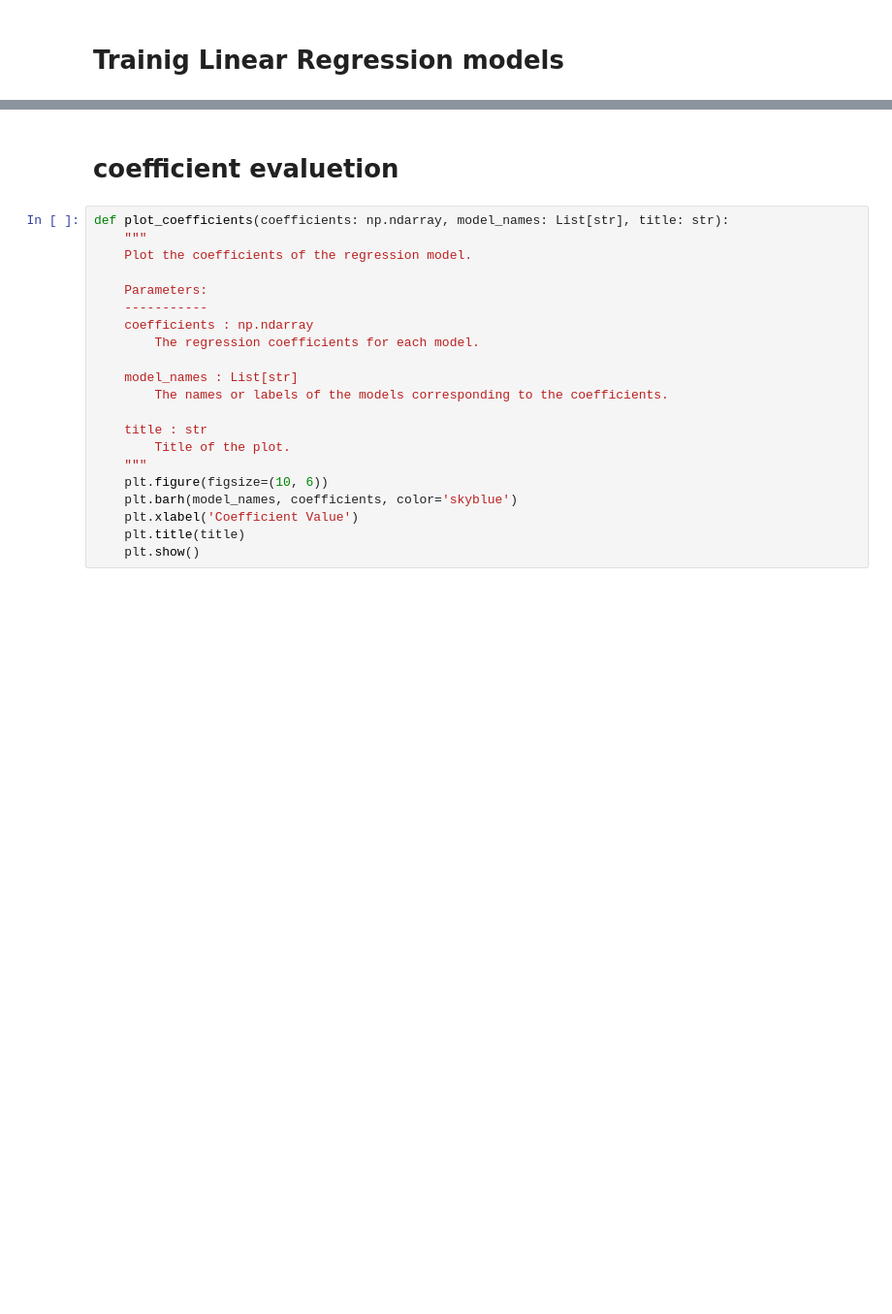
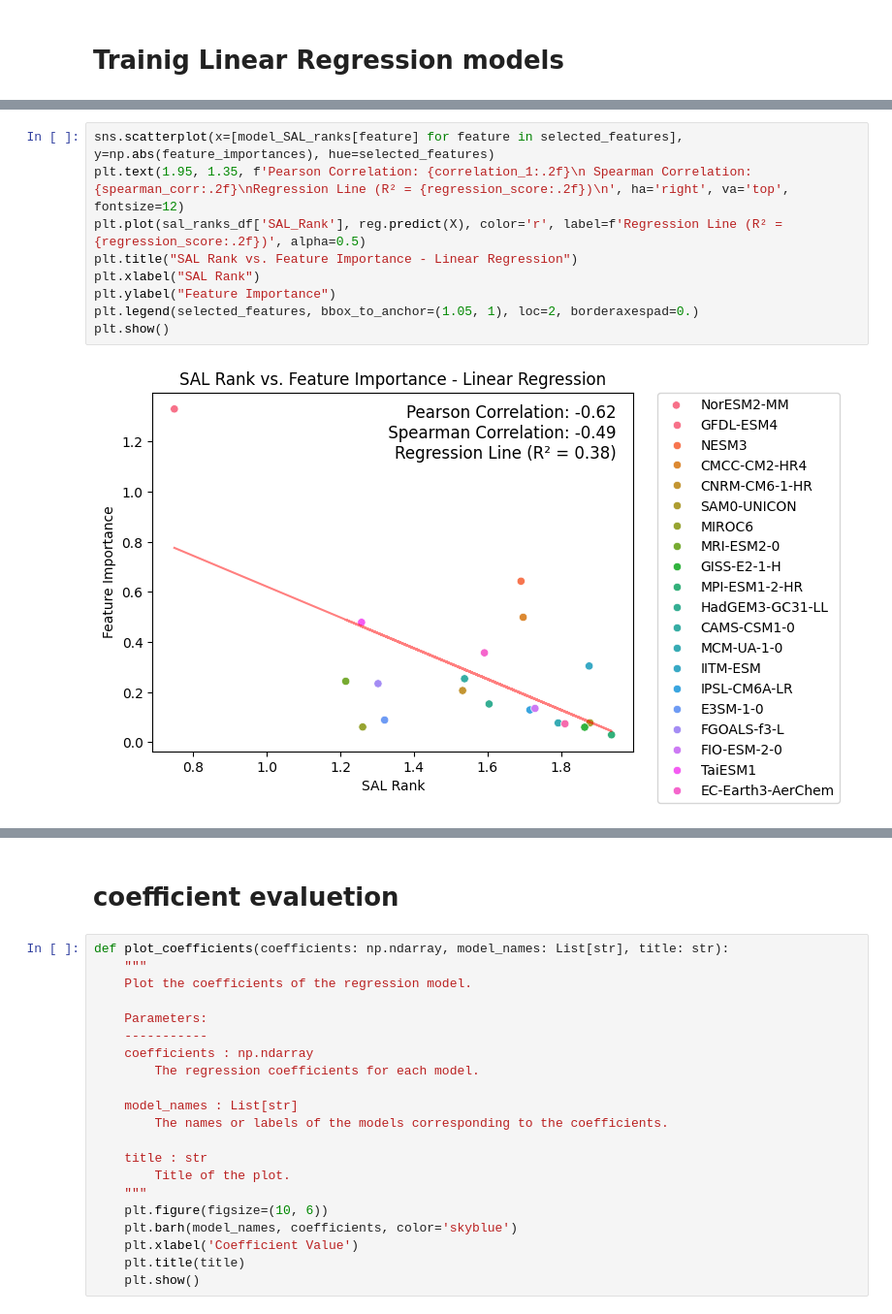
Before and after one commit to TrueMichato/sub-seasonal-cmip-analysis, a Jupyter notebook: src/ensemblineg_pipline.ipynb, the cells around one changed output, grey strips where cells are left out. Shown at 97% size. Drawn from its saved outputs; the diff is of its cells as text; blank space fills up the shorter version.

```diff
--- a/src/ensemblineg_pipline.ipynb
+++ b/src/ensemblineg_pipline.ipynb
@@ -251,0 +627,11 @@ Polynomial Regression Intercept: -1.793773360681875e+41
+# %%
+sns.scatterplot(x=[model_SAL_ranks[feature] for feature in selected_features], y=np.abs(feature_importances), hue=selected_features)
+plt.text(1.95, 1.35, f'Pearson Correlation: {correlation_1:.2f}\n Spearman Correlation: {spearman_corr:.2f}\nRegression Line (R² = {regression_score:.2f})\n', ha='right', va='top', fontsize=12)
+plt.plot(sal_ranks_df['SAL_Rank'], reg.predict(X), color='r', label=f'Regression Line (R² = {regression_score:.2f})', alpha=0.5)
+plt.title("SAL Rank vs. Feature Importance - Linear Regression")
+plt.xlabel("SAL Rank")
+plt.ylabel("Feature Importance")
+plt.legend(selected_features, bbox_to_anchor=(1.05, 1), loc=2, borderaxespad=0.)
+plt.show()
+# %% [output]
+[figure, added]
```
Also changed, not shown: parts of 114 cells of this notebook, 1 other file.
